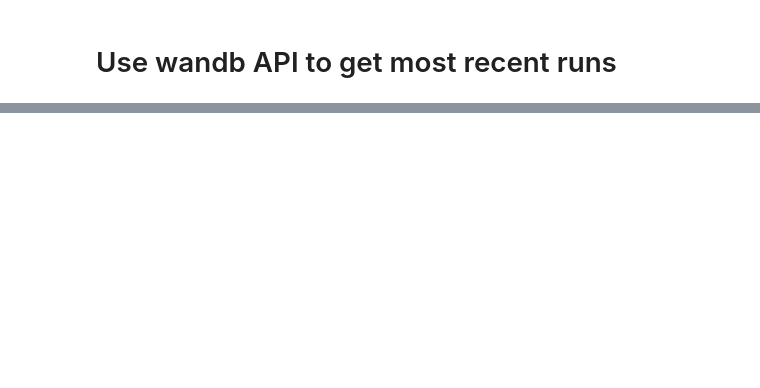
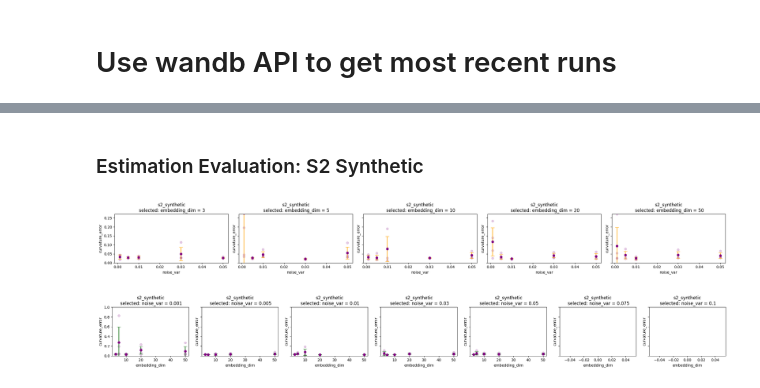
Before and after one commit to geometric-intelligence/neurometry, a Jupyter notebook: neuralgeom/notebooks/05_evaluate_curvature_estimation.ipynb, the cells around one changed output, grey strips where cells are left out. Cells and saved outputs as stored; diff of their text form; code cells hidden in the pictures; blank space fills up the shorter version.

```diff
--- a/neuralgeom/notebooks/05_evaluate_curvature_estimation.ipynb
+++ b/neuralgeom/notebooks/05_evaluate_curvature_estimation.ipynb
@@ -404,0 +474,42 @@ plot_errorbar_by(
+# %% [markdown]
+### Estimation Evaluation: S2 Synthetic
+# %%
+EMBEDDING_DIMS = [3, 5, 10, 20, 50]
+dataset_name = "s2_synthetic"
+by = "noise_var"
+
+
+fig, axes = plt.subplots(nrows=1, ncols=len(EMBEDDING_DIMS), figsize=(24, 3), sharey=True)
+
+for i, embedding_dim in enumerate(EMBEDDING_DIMS):
+    df = plot_errorbar_by(
+        runs_df,
+        dataset_name="s2_synthetic",
+        by="noise_var",
+        select="embedding_dim",
+        select_value=embedding_dim,
+        ax=axes[i],
+    )
+plt.tight_layout()
+fig.savefig(f"notebooks/figures/estimation_{dataset_name}_{by}.svg")
+# %% [output]
+[figure, added]
+# %%
+NOISE_VARS = [0.001, 0.005, 0.01, 0.03, 0.05, 0.075, 0.1]  # 0.0,
+
+by = "embedding_dim"
+fig, axes = plt.subplots(nrows=1, ncols=len(NOISE_VARS), figsize=(24, 3), sharey=True)
+
+for i, noise_var in enumerate(NOISE_VARS):
+    plot_errorbar_by(
+        runs_df,
+        dataset_name="s2_synthetic",
+        by="embedding_dim",
+        select="noise_var",
+        select_value=noise_var,
+        ax=axes[i],
+    )
+plt.tight_layout()
+fig.savefig(f"notebooks/figures/estimation_{dataset_name}_{by}.svg")
+# %% [output]
+[figure, added]
```
Also changed, not shown: parts of 23 cells of this notebook, 4 other files.
